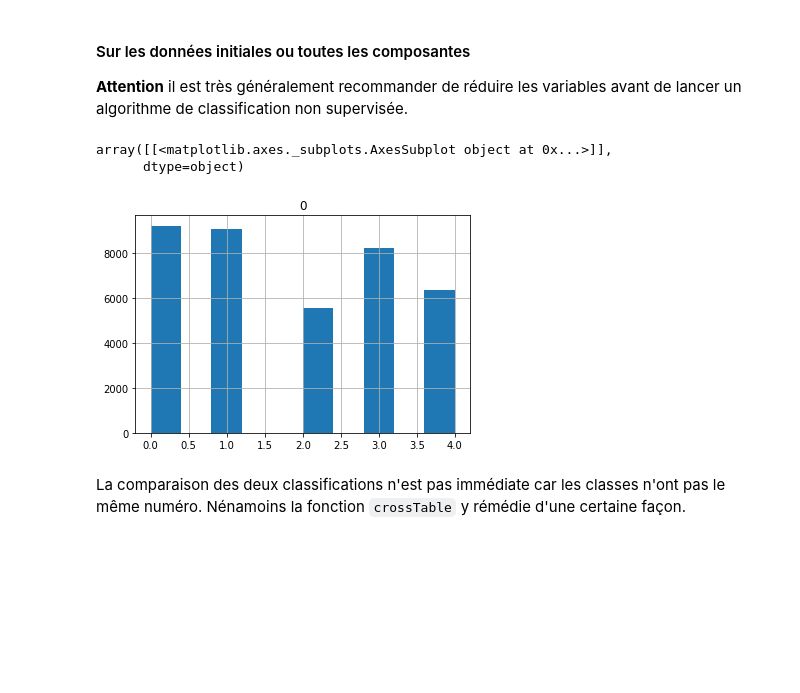
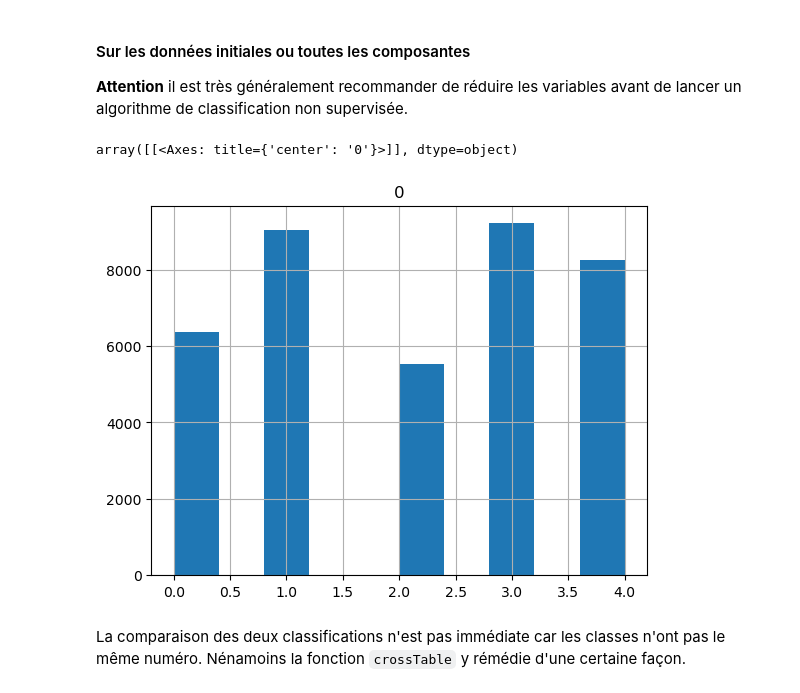
Before and after one commit to wikistat/MLTraining, a Jupyter notebook: Notebooks/Mars/ML-Tutorial-Mars.ipynb, the cells around one changed output. Saved outputs shown, nothing was run; the diff lists cells and outputs as text; code cells hidden in the pictures; blank space fills up the shorter version.

```diff
--- a/Notebooks/Mars/ML-Tutorial-Mars.ipynb
+++ b/Notebooks/Mars/ML-Tutorial-Mars.ipynb
@@ -336,13 +335,12 @@ array([[<matplotlib.axes._subplots.AxesSubplot object at 0x...>]],
 #### Sur les données initiales ou toutes les composantes
 **Attention** il est très généralement recommander de réduire les variables avant de lancer un algorithme de classification non supervisée.
 # %%
-kmeans=KMeans(n_clusters = 5, random_state = 0, n_jobs = -1).fit(marsR)
+kmeans=KMeans(n_clusters = 5, random_state = 0, n_init = 10).fit(marsR)
 kclasses = kmeans.labels_
 pd.DataFrame(kclasses).hist()
 # %% [output]
-array([[<matplotlib.axes._subplots.AxesSubplot object at 0x...>]],
-      dtype=object)
+array([[<Axes: title={'center': '0'}>]], dtype=object)
-[figure, old version]
+[figure, new version]
 # %% [markdown]
 La comparaison des deux classifications n'est pas immédiate car les classes n'ont pas le même numéro. Nénamoins la fonction `crossTable` y rémédie d'une certaine façon.
 # %%
```
Also changed, not shown: parts of 31 cells of this notebook.
